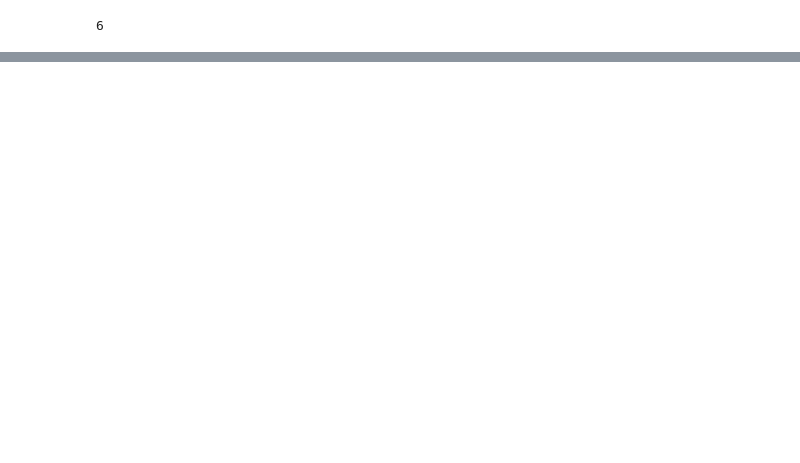
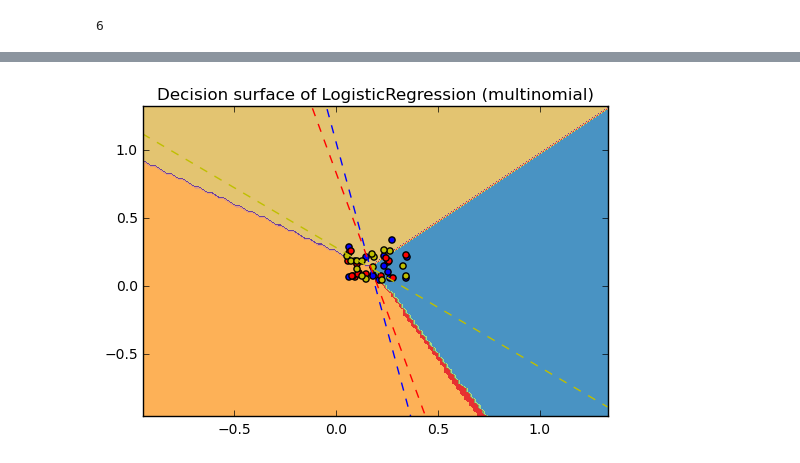
Before and after one commit to FilicMia/Machine-learning, a Jupyter notebook: MachineSeminar.ipynb, the cells around one changed output, grey strips where cells are left out. Saved outputs shown, nothing was run; the diff lists cells and outputs as text; code cells hidden in the pictures; blank space fills up the shorter version.

```diff
--- a/MachineSeminar.ipynb
+++ b/MachineSeminar.ipynb
@@ -218,0 +427,12 @@ len(all_obs[0])
+# %%
+from sklearn.cross_validation import StratifiedShuffleSplit
+sss = StratifiedShuffleSplit(all_labels, test_size=0.1, random_state=0)
+
+for n,i in enumerate(all_obs):
+    all_obs[n] /= all_obs[n].sum(axis=0)
+
+for train_index, test_index in sss:
+    X_train, X_test = all_obs[train_index, ...], all_obs[test_index, ...]
+    y_train, y_test = all_labels[train_index], all_labels[test_index]
+print('Size of training matrix:', X_train.shape)
+print('Size of testing matrix:', X_test.shape)
@@ -218,0 +563,67 @@ len(all_obs[0])
+# %%
+print(__doc__)
+# Authors: Tom Dupre la Tour <tom.dupre-la-tour@m4x.org>
+# License: BSD 3 clause
+
+import numpy as np
+import matplotlib.pyplot as plt
+from sklearn.datasets import make_blobs
+from sklearn.linear_model import LogisticRegression
+
+# make 3-class dataset for classification
+centers = [[-5, 0], [0, 1.5], [5, -1]]
+#X, y = make_blobs(n_samples=1000, centers=centers, random_state=40)
+transformation = [[0.4, 0.2], [-0.4, 1.2]]
+#X = np.dot(X, transformation)
+X1 = np.zeros((105,2))
+for i in xrange(0,105):
+    X1[i] = all_svm[i][0:2]
+y1 = all_labels
+
+for multi_class in ('multinomial', 'ovr'):
+    clf = LogisticRegression(solver='sag', max_iter=100, random_state=42,
+                             multi_class=multi_class).fit(X1, y1)
+
+    # print the training scores
+    print("training score : %.3f (%s)" % (clf.score(X1, y1), multi_class))
+
+    # create a mesh to plot in
+    h = .02  # step size in the mesh
+    x_min, x_max = X1[:, 0].min() - 1, X1[:, 0].max() + 1
+    y_min, y_max = X1[:, 1].min() - 1, X1[:, 1].max() + 1
+    xx, yy = np.meshgrid(np.arange(x_min, x_max, h),
+                         np.arange(y_min, y_max, h))
+
+    # Plot the decision boundary. For that, we will assign a color to each
+    # point in the mesh [x_min, x_max]x[y_min, y_max].
+    Z = clf.predict(np.c_[xx.ravel(), yy.ravel()])
+    # Put the result into a color plot
+    Z = Z.reshape(xx.shape)
+    plt.figure()
+    plt.contourf(xx, yy, Z, cmap=plt.cm.Paired)
+    plt.title("Decision surface of LogisticRegression (%s)" % multi_class)
+    plt.axis('tight')
+
+    # Plot also the training points
+    colors = "bry"
+    for i, color in zip(clf.classes_, colors):
+        idx = np.where(y1 == i)
+        plt.scatter(X1[idx, 0], X1[idx, 1], c=color, cmap=plt.cm.Paired)
+
+    # Plot the three one-against-all classifiers
+    xmin, xmax = plt.xlim()
+    ymin, ymax = plt.ylim()
+    coef = clf.coef_
+    intercept = clf.intercept_
+
+    def plot_hyperplane(c, color):
+        def line(x0):
+            return (-(x0 * coef[c, 0]) - intercept[c]) / coef[c, 1]
+        plt.plot([xmin, xmax], [line(xmin), line(xmax)],
+                 ls="--", color=color)
+
+    for i, color in zip(clf.classes_, colors):
+        plot_hyperplane(i, color)
+
+plt.show()
+# %% [output]
@@ -218,0 +633 @@ len(all_obs[0])
+[figure, added]
```
Also changed, not shown: parts of 30 cells of this notebook.
